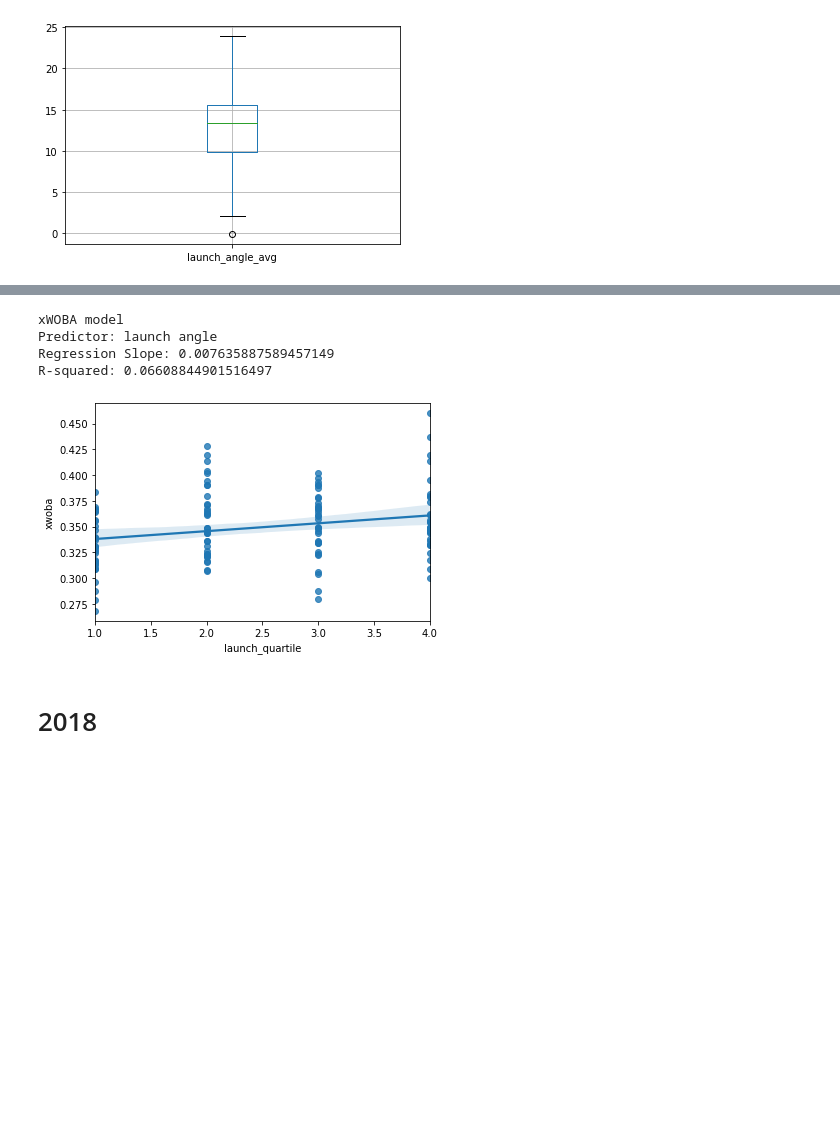
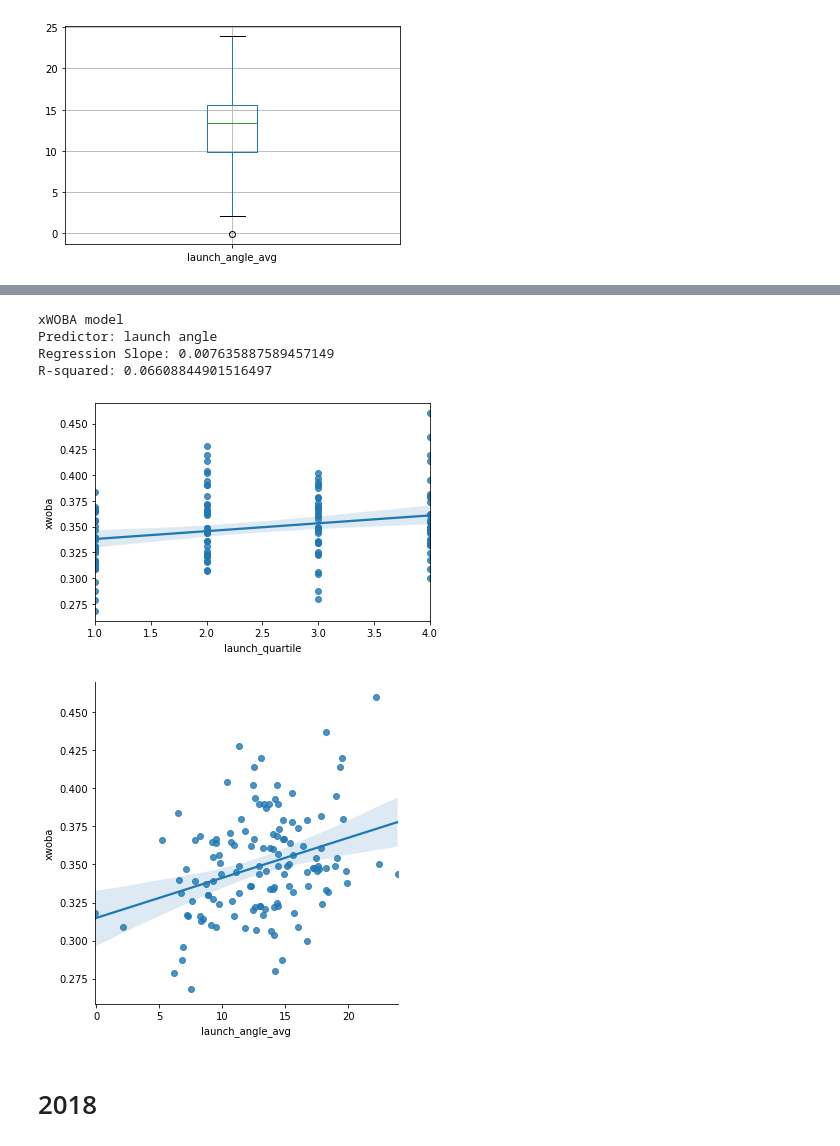
Before and after one commit to GeoffreyBrann/info2950, a Jupyter notebook: phase_4_launch_ange.ipynb, the cells around one changed output, grey strips where cells are left out. Drawn from its saved outputs; the diff is of its cells as text; code cells hidden in the pictures; blank space fills up the shorter version.

```diff
--- a/phase_4_launch_ange.ipynb
+++ b/phase_4_launch_ange.ipynb
@@ -74,15 +80,18 @@ sns.regplot(x="launch_quartile", y="OPS_Plus", data=data_2019);
 # %%
 xWOBA_model_2019 = LinearRegression().fit(data_2019[['launch_quartile']], data_2019[['xwoba']])
 print('xWOBA model\nPredictor: launch angle\nRegression Slope: {}\nR-squared: {}\n'.format(xWOBA_model_2019.coef_[0][0], xWOBA_model_2019.score(data_2019[['launch_quartile']], data_2019[['xwoba']])))
+
+sns.regplot(x="launch_quartile", y="xwoba", data=data_2019)
+plt.show()
+sns.lmplot(x="launch_angle_avg", y="xwoba", data=data_2019)
+plt.show()
 # %% [output]
 xWOBA model
 Predictor: launch angle
 Regression Slope: 0.007635887589457149
 R-squared: 0.06608844901516497
+[figure, added]
+[figure, added]
-# %%
-sns.regplot(x="launch_quartile", y="xwoba", data=data_2019);
-# %% [output]
-[figure, removed]
 # %%
 #these plots mapped exit velocity to each quartile of launch angles and they all looked like scatterplots except one (2018 q3)
 
```
Also changed, not shown: parts of 63 cells of this notebook.
